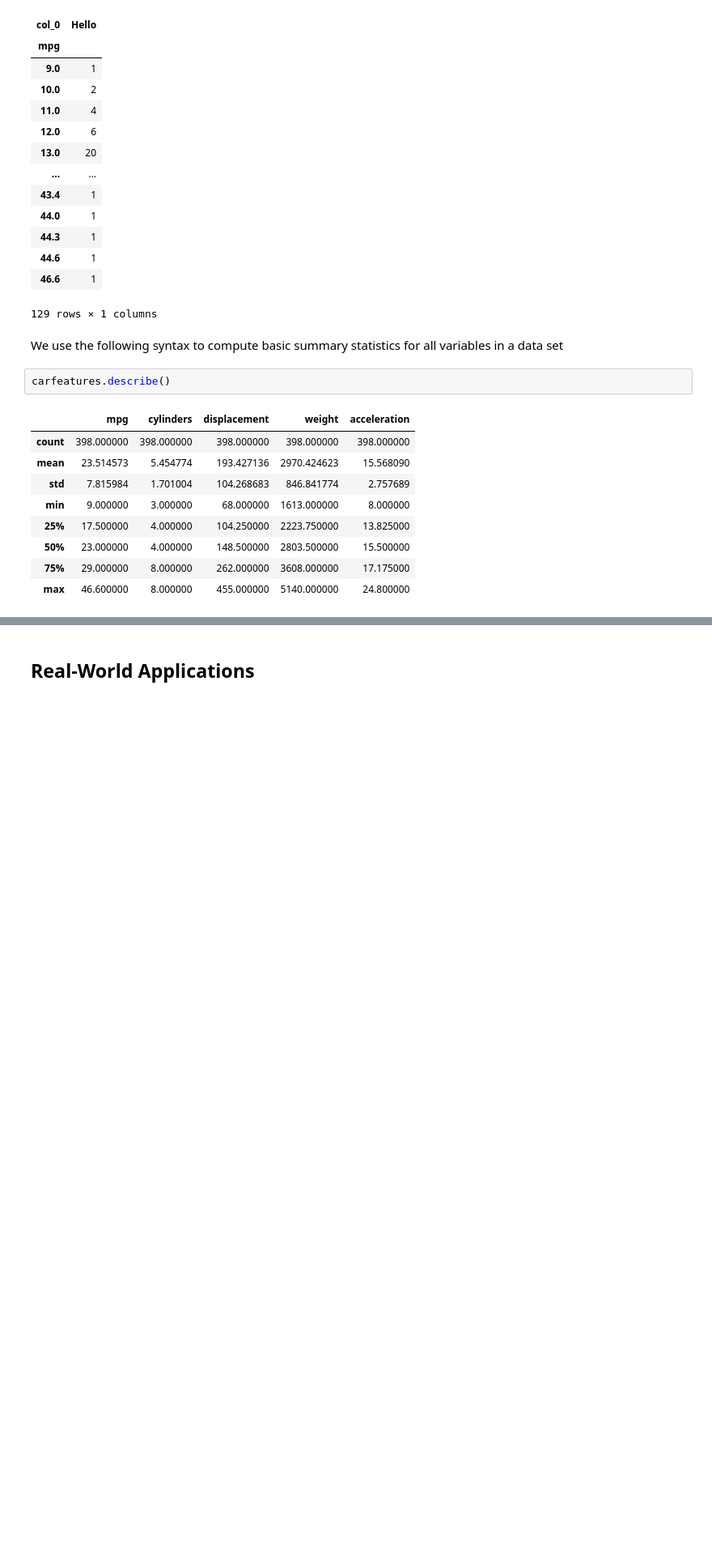
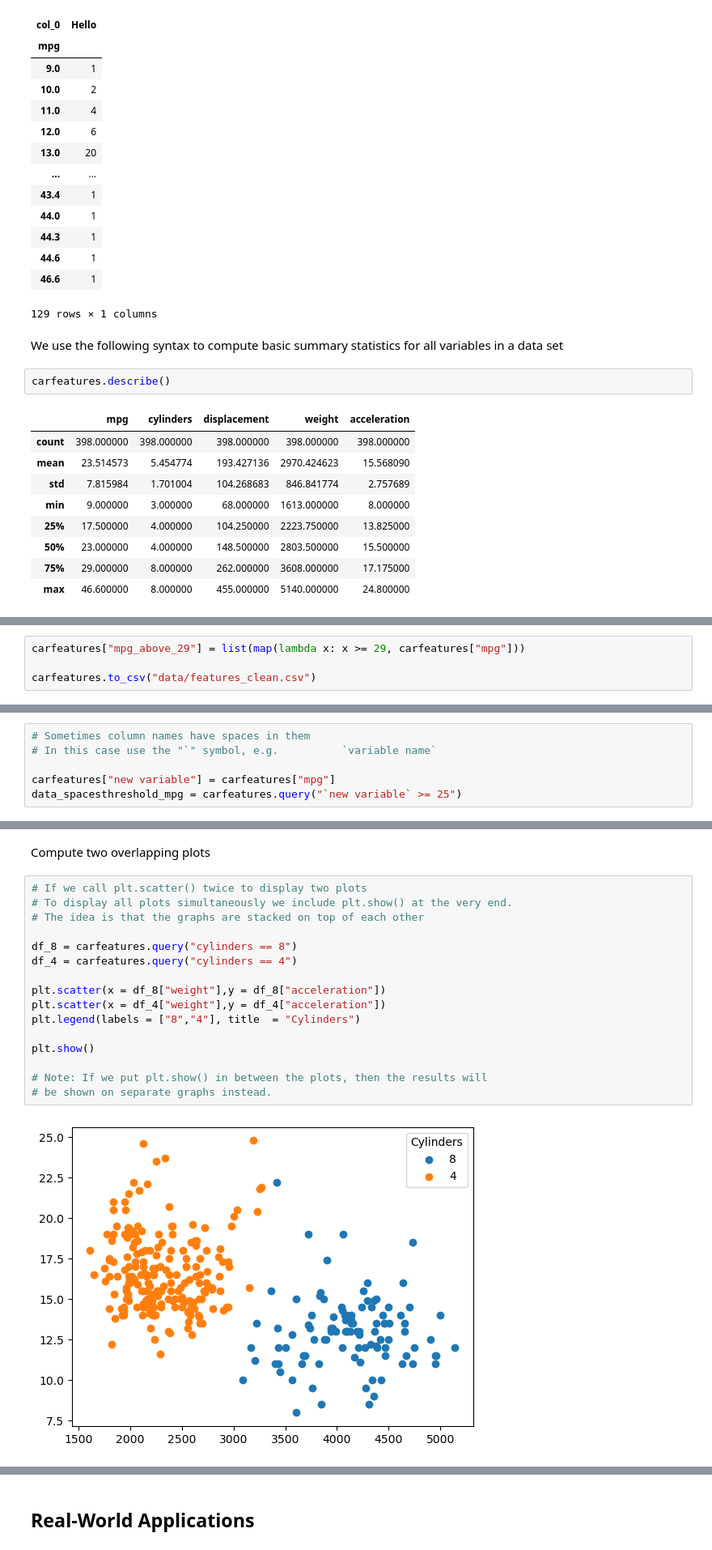
Before and after one commit to JrLyu/QTM151, a Jupyter notebook: General Personal Notes/General Personal Notes.ipynb, the cells around one changed output, grey strips where cells are left out. Shown at 81% size. Cells and saved outputs as stored; diff of their text form; blank space fills up the shorter version.

```diff
--- a/General Personal Notes/General Personal Notes.ipynb
+++ b/General Personal Notes/General Personal Notes.ipynb
@@ -1173,0 +1672,4 @@ carfeatures.describe()
+# %%
+carfeatures["mpg_above_29"] = list(map(lambda x: x >= 29, carfeatures["mpg"]))
+
+carfeatures.to_csv("data/features_clean.csv")
@@ -1173,0 +1961,6 @@ carfeatures.describe()
+# %%
+# Sometimes column names have spaces in them
+# In this case use the "`" symbol, e.g.          `variable name`
+
+carfeatures["new variable"] = carfeatures["mpg"]
+data_spacesthreshold_mpg = carfeatures.query("`new variable` >= 25")
@@ -1173,0 +1992,20 @@ carfeatures.describe()
+# %% [markdown]
+Compute two overlapping plots
+# %%
+# If we call plt.scatter() twice to display two plots
+# To display all plots simultaneously we include plt.show() at the very end.
+# The idea is that the graphs are stacked on top of each other
+
+df_8 = carfeatures.query("cylinders == 8")
+df_4 = carfeatures.query("cylinders == 4")
+
+plt.scatter(x = df_8["weight"],y = df_8["acceleration"])
+plt.scatter(x = df_4["weight"],y = df_4["acceleration"])
+plt.legend(labels = ["8","4"], title  = "Cylinders")
+
+plt.show()
+
+# Note: If we put plt.show() in between the plots, then the results will
+# be shown on separate graphs instead.
+# %% [output]
+[figure, added]
```
Also changed, not shown: parts of 171 cells of this notebook, 6 other files.
